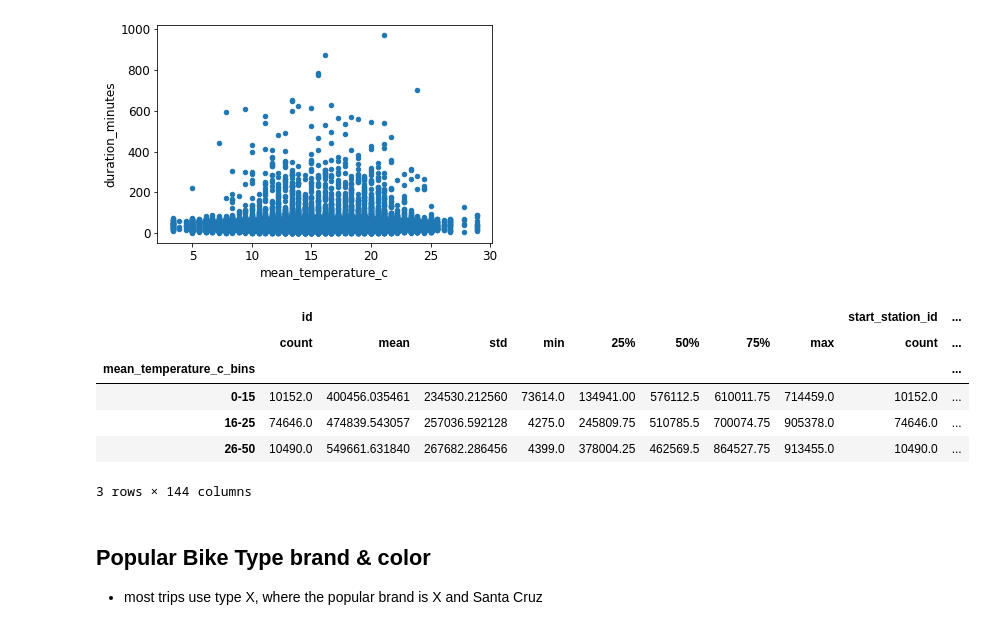
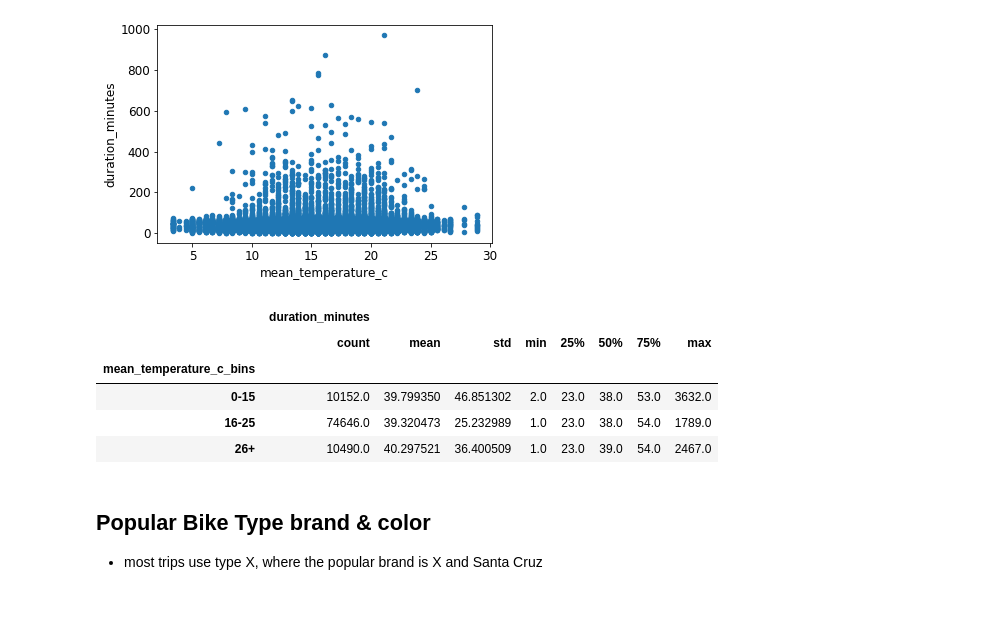
Before and after one commit to orbenishay/pandas-project, a Jupyter notebook: Bicycle_10.ipynb, the cells around one changed output. Saved outputs shown, nothing was run; the diff lists cells and outputs as text; code cells hidden in the pictures.

```diff
--- a/Bicycle_10.ipynb
+++ b/Bicycle_10.ipynb
@@ -189,15 +192,14 @@ df_all_scatter.plot.scatter(x='mean_temperature_c',y='duration_minutes')
 <matplotlib.axes._subplots.AxesSubplot at 0x...>
 [figure]
 # %%
-df_all.groupby("mean_temperature_c_bins").describe()
+df_all[['mean_temperature_c_bins','duration_minutes']].groupby("mean_temperature_c_bins").describe()
 # %% [output]
-|  | id |  |  |  |  |  |  |  | start_station_id | ... |
-|  | count | mean | std | min | 25% | 50% | 75% | max | count | ... |
-| mean_temperature_c_bins |  |  |  |  |  |  |  |  |  | ... |
-| 0-15 | 10152.0 | 400456.035461 | 234530.212560 | 73614.0 | 134941.00 | 576112.5 | 610011.75 | 714459.0 | 10152.0 | ... |
-| 16-25 | 74646.0 | 474839.543057 | 257036.592128 | 4275.0 | 245809.75 | 510785.5 | 700074.75 | 905378.0 | 74646.0 | ... |
-| 26-50 | 10490.0 | 549661.631840 | 267682.286456 | 4399.0 | 378004.25 | 462569.5 | 864527.75 | 913455.0 | 10490.0 | ... |
+|  | duration_minutes |  |  |  |  |  |  |  |
+|  | count | mean | std | min | 25% | 50% | 75% | max |
+| mean_temperature_c_bins |  |  |  |  |  |  |  |  |
+| 0-15 | 10152.0 | 39.799350 | 46.851302 | 2.0 | 23.0 | 38.0 | 53.0 | 3632.0 |
+| 16-25 | 74646.0 | 39.320473 | 25.232989 | 1.0 | 23.0 | 38.0 | 54.0 | 1789.0 |
+| 26+ | 10490.0 | 40.297521 | 36.400509 | 1.0 | 23.0 | 39.0 | 54.0 | 2467.0 |
-3 rows × 144 columns
 # %% [markdown]
 ## Popular Bike Type brand & color
 
```
Also changed, not shown: parts of 5 cells of this notebook.
